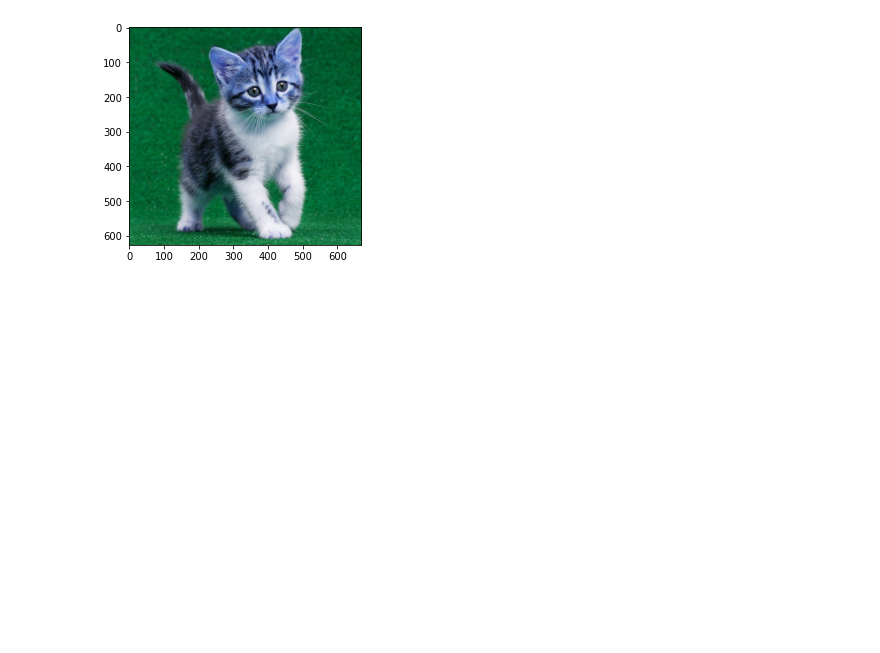
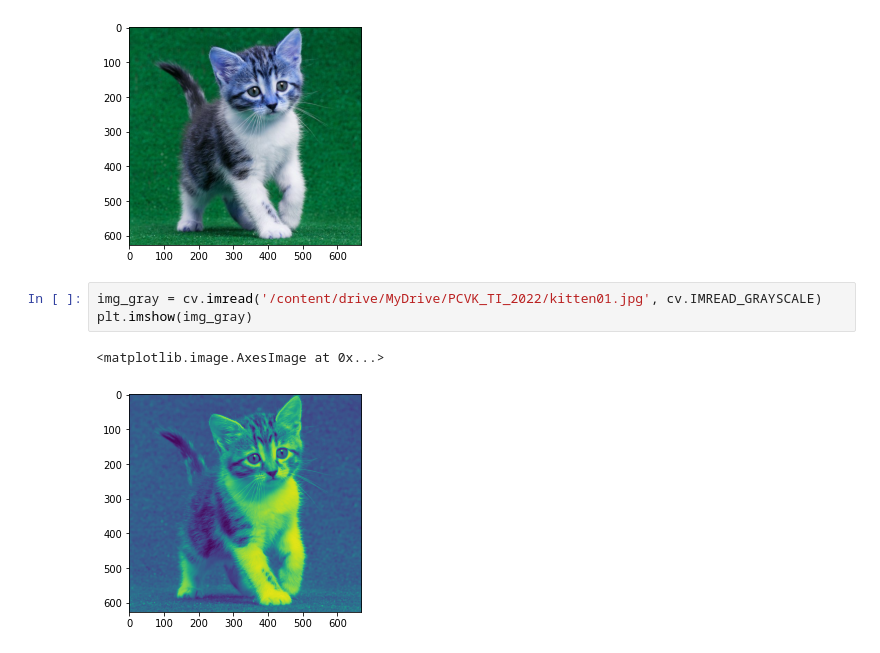
Before and after one commit to mayzura/PCVK_TI_2022, a Jupyter notebook: week2.ipynb, the cells around one changed output. Cells and saved outputs as stored; diff of their text form; blank space fills up the shorter version.

```diff
--- a/week2.ipynb
+++ b/week2.ipynb
@@ -26,3 +26,9 @@ plt.imshow(img3)
 # %% [output]
 <matplotlib.image.AxesImage at 0x...>
 [figure]
+# %%
+img_gray = cv.imread('/content/drive/MyDrive/PCVK_TI_2022/kitten01.jpg', cv.IMREAD_GRAYSCALE)
+plt.imshow(img_gray)
+# %% [output]
+<matplotlib.image.AxesImage at 0x...>
+[figure, added]
```
